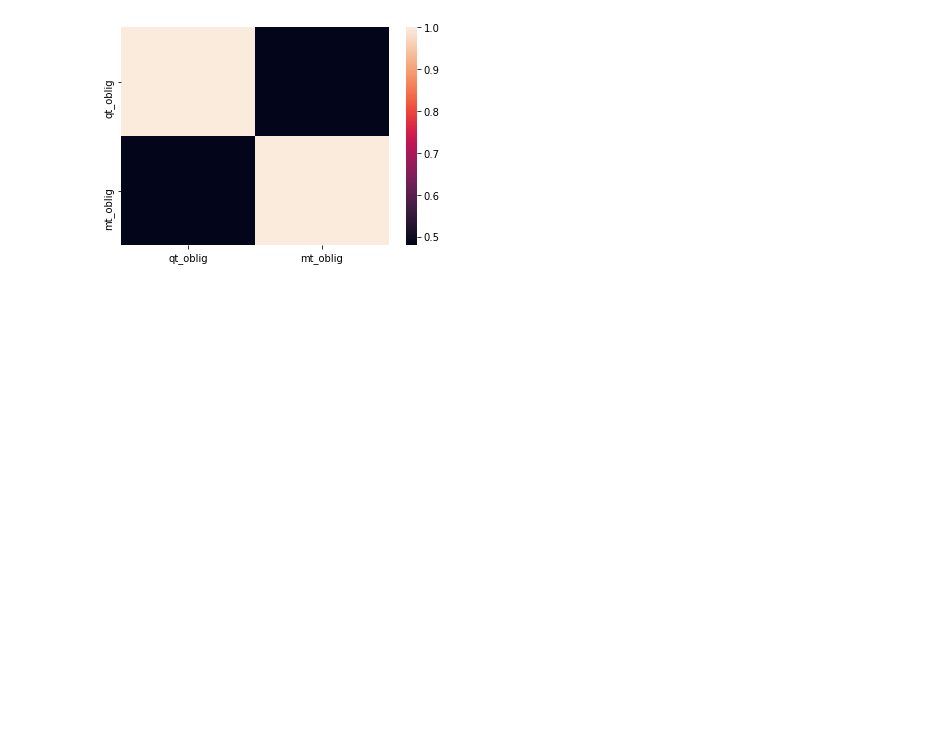
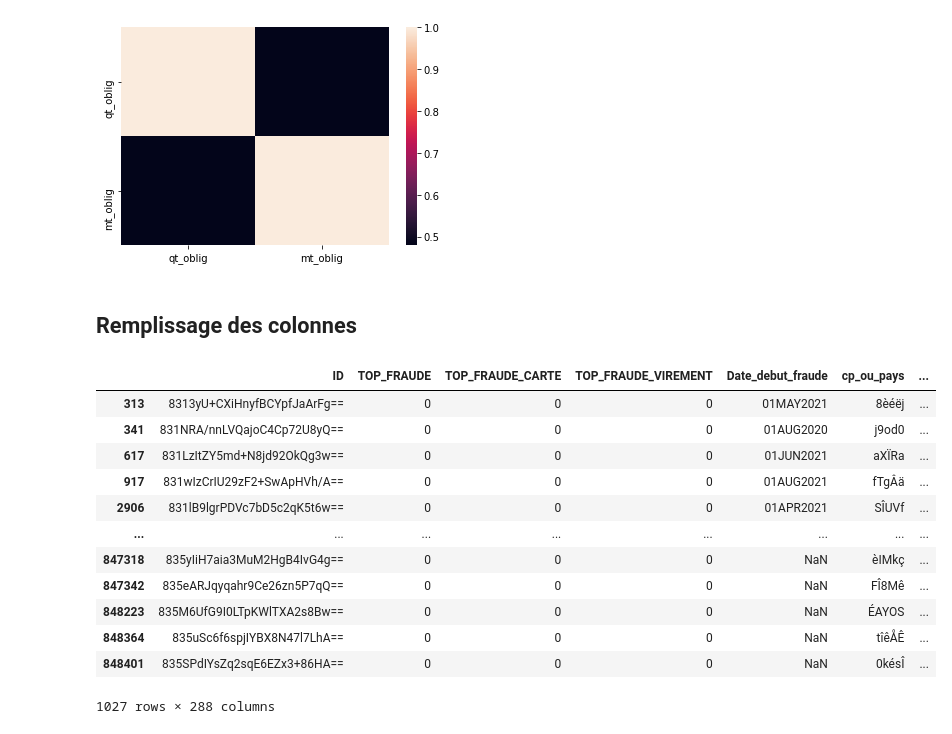
Before and after one commit to hadda-hassan/PIP2022_G1, a Jupyter notebook: noreen_stat_desc_1.ipynb, the cells around one changed output. Cells and saved outputs as stored; diff of their text form; code cells hidden in the pictures; blank space fills up the shorter version.

```diff
--- a/noreen_stat_desc_1.ipynb
+++ b/noreen_stat_desc_1.ipynb
@@ -16,5 +16,5 @@ df_jeu1_toulouse = pd.read_csv(path_jeu1 + 'DATA_FRAUDE_TOULOUSE.csv')
 df_jeu1_languedoc = pd.read_csv(path_jeu1 + 'DATA_FRAUDE_LANGUEDOC.csv')
 # %%
 #Import du jeu de données complet
-data1 = pd.read_csv('C:/Users/noree/OneDrive/Documents/Mes documents/M1 SID\Interpromo\PIP_2022NA\DATA1\DATA1\DONNEES_CONCAT_TLSE-LD/DATA1_COMPLET.csv')
+data1 = pd.read_csv('C:/Users/noree/OneDrive/Documents/Mes documents/M1 SID/Interpromo/PIP_2022NA/DATA1/DATA1/DONNEES_CONCAT_TLSE-LD/DATA1_COMPLET.csv')
 data1
@@ -109,3 +112,22 @@ sns.heatmap(data_oblig.corr())
 # %% [output]
 <matplotlib.axes._subplots.AxesSubplot at 0x...>
 [figure]
+# %% [markdown]
+## Remplissage des colonnes
+# %%
+#Dataframe retournant toutes les lignes ayant des valeurs nulles pour la variable INDICMAIL
+data1[data1['INDICMAIL'].isnull()]
+# %% [output]
+|  | ID | TOP_FRAUDE | TOP_FRAUDE_CARTE | TOP_FRAUDE_VIREMENT | Date_debut_fraude | cp_ou_pays | ... |
+| 313 | 8313yU+CXiHnyfBCYpfJaArFg== | 0 | 0 | 0 | 01MAY2021 | 8èéëj | ... |
+| 341 | 831NRA/nnLVQajoC4Cp72U8yQ== | 0 | 0 | 0 | 01AUG2020 | j9od0 | ... |
+| 617 | 831LzItZY5md+N8jd92OkQg3w== | 0 | 0 | 0 | 01JUN2021 | aXÏRa | ... |
+| 917 | 831wIzCrIU29zF2+SwApHVh/A== | 0 | 0 | 0 | 01AUG2021 | fTgÂä | ... |
+| 2906 | 831lB9lgrPDVc7bD5c2qK5t6w== | 0 | 0 | 0 | 01APR2021 | SÎUVf | ... |
+| ... | ... | ... | ... | ... | ... | ... | ... |
+| 847318 | 835yIiH7aia3MuM2HgB4IvG4g== | 0 | 0 | 0 | NaN | èIMkç | ... |
+| 847342 | 835eARJqyqahr9Ce26zn5P7qQ== | 0 | 0 | 0 | NaN | FÎ8Mê | ... |
+| 848223 | 835M6UfG9I0LTpKWlTXA2s8Bw== | 0 | 0 | 0 | NaN | ÉAYOS | ... |
+| 848364 | 835uSc6f6spjIYBX8N47l7LhA== | 0 | 0 | 0 | NaN | tîêÅÊ | ... |
+| 848401 | 835SPdIYsZq2sqE6EZx3+86HA== | 0 | 0 | 0 | NaN | 0késÎ | ... |
+1027 rows × 288 columns
```
Also changed, not shown: parts of 6 cells of this notebook.
